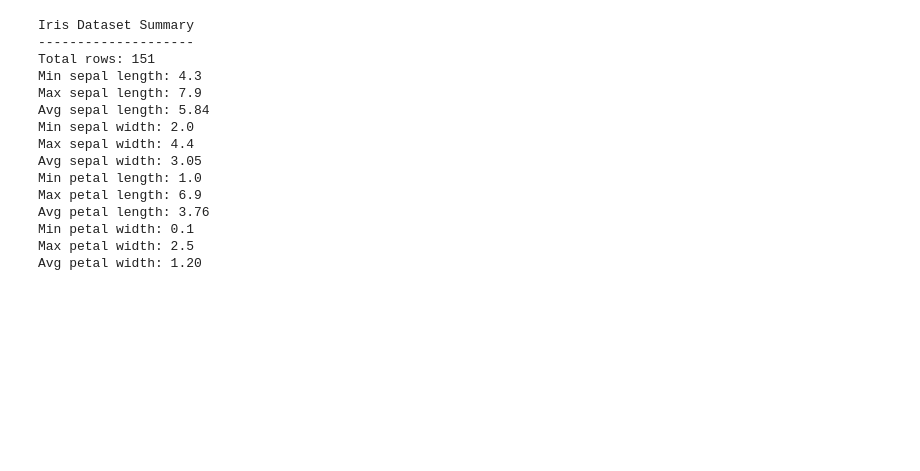
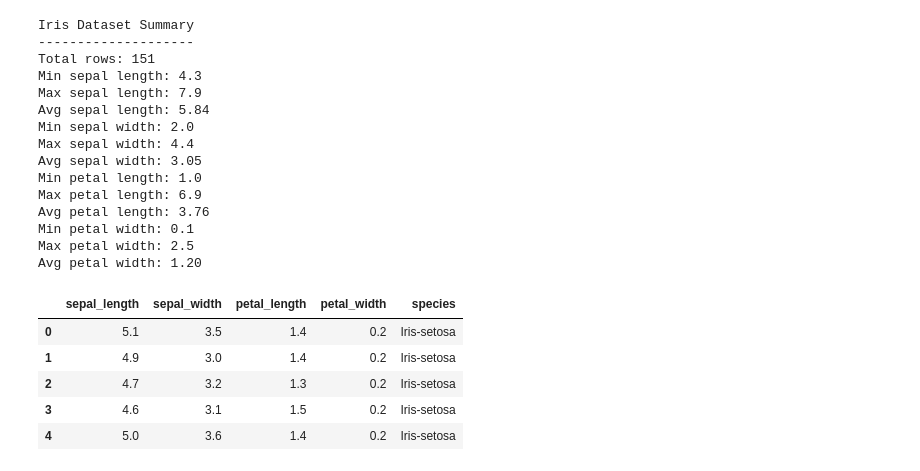
Before and after one commit to DavisReinhard/iris-analysis-group1, a Jupyter notebook: iris_project.ipynb, the cells around one changed output. Cells and saved outputs as stored; diff of their text form; code cells hidden in the pictures; blank space fills up the shorter version.

```diff
--- a/iris_project.ipynb
+++ b/iris_project.ipynb
@@ -209,3 +209,21 @@ Avg petal length: 3.76
 Min petal width: 0.1
 Max petal width: 2.5
 Avg petal width: 1.20
+# %%
+import pandas as pd  #importing the pandas library and calling id "pd"
+
+#Read the iris data file into a pandas DataFrame
+df = pd.read_csv("iris.data", header=None)
+
+#Add column names to make it easier to read
+df.columns = ["sepal_length", "sepal_width", "petal_length", "petal_width", "species"]
+
+#Show the first few rows to confirm it worked
+df.head()
+# %% [output]
+|  | sepal_length | sepal_width | petal_length | petal_width | species |
+| 0 | 5.1 | 3.5 | 1.4 | 0.2 | Iris-setosa |
+| 1 | 4.9 | 3.0 | 1.4 | 0.2 | Iris-setosa |
+| 2 | 4.7 | 3.2 | 1.3 | 0.2 | Iris-setosa |
+| 3 | 4.6 | 3.1 | 1.5 | 0.2 | Iris-setosa |
+| 4 | 5.0 | 3.6 | 1.4 | 0.2 | Iris-setosa |
```
Also changed, not shown: parts of 3 cells of this notebook.
